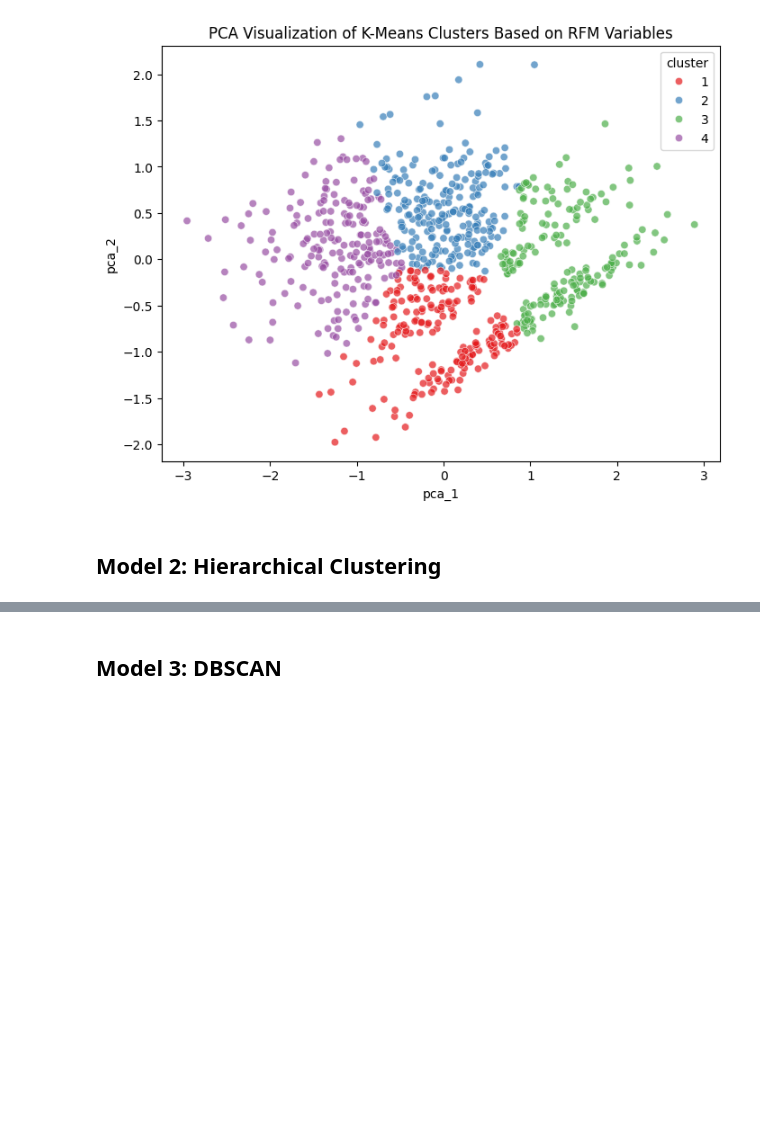
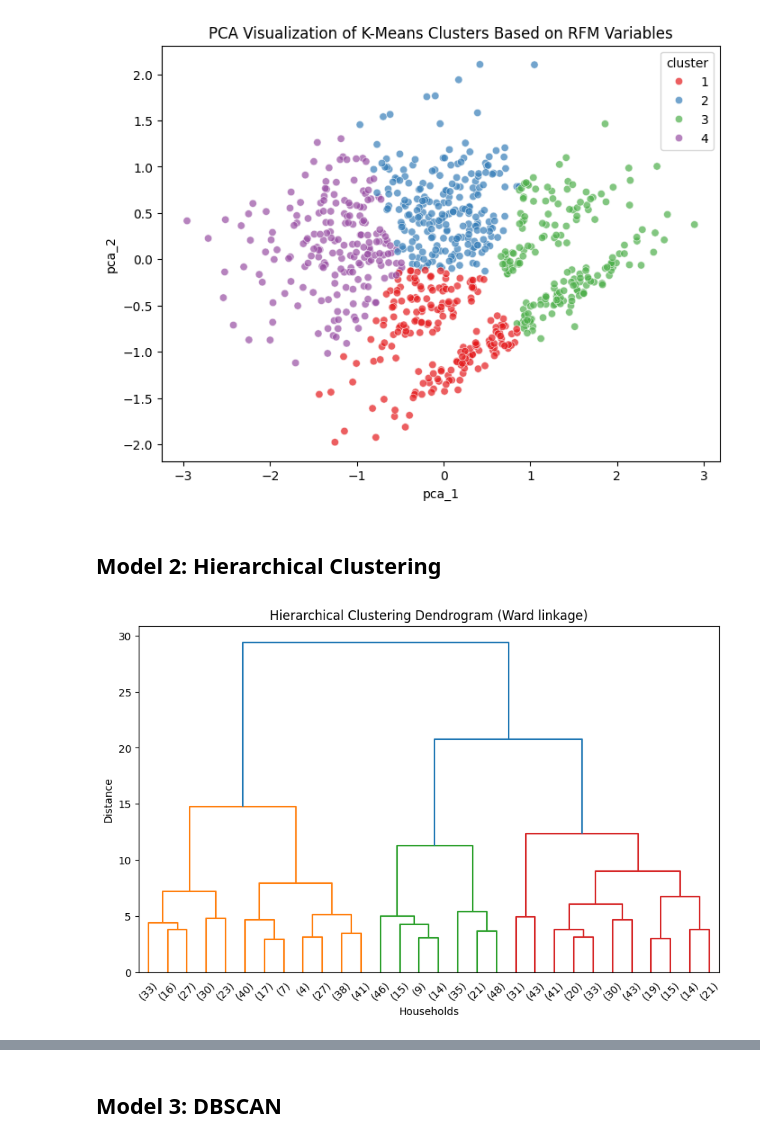
Before and after one commit to DATA601-CustSegment-Nov2025-to-Feb2026/New-CustSegment-Project, a Jupyter notebook: Customer_Segmentation_(Clustering_Algorithms_Benjamin).ipynb, the cells around one changed output, grey strips where cells are left out. Drawn from its saved outputs; the diff is of its cells as text; code cells hidden in the pictures; blank space fills up the shorter version.

Commit message:
Adding Hierarchical Clustering Model 2 for reference

```diff
--- a/Customer_Segmentation_(Clustering_Algorithms_Benjamin).ipynb
+++ b/Customer_Segmentation_(Clustering_Algorithms_Benjamin).ipynb
@@ -499,3 +525,17 @@ plt.show()
 [figure]
 # %% [markdown]
 ## Model 2: Hierarchical Clustering
+# %%
+# Useful link to determine optimal k in dendogram: https://statsandr.com/blog/clustering-analysis-k-means-and-hierarchical-clustering-by-hand-and-in-r/
+# Perform hierarchical clustering using Ward linkage.
+rfm_hierarchical_ward = linkage(rfm_array, method='ward')
+
+# Plot a truncated dendrogram showing the last 30 merged clusters
+plt.figure(figsize=(10, 6))
+dendrogram(rfm_hierarchical_ward, truncate_mode='lastp', p=30)
+plt.title('Hierarchical Clustering Dendrogram (Ward linkage)')
+plt.xlabel('Households')
+plt.ylabel('Distance')
+plt.show()
+# %% [output]
+[figure, added]
```
Also changed, not shown: parts of 9 cells of this notebook.
